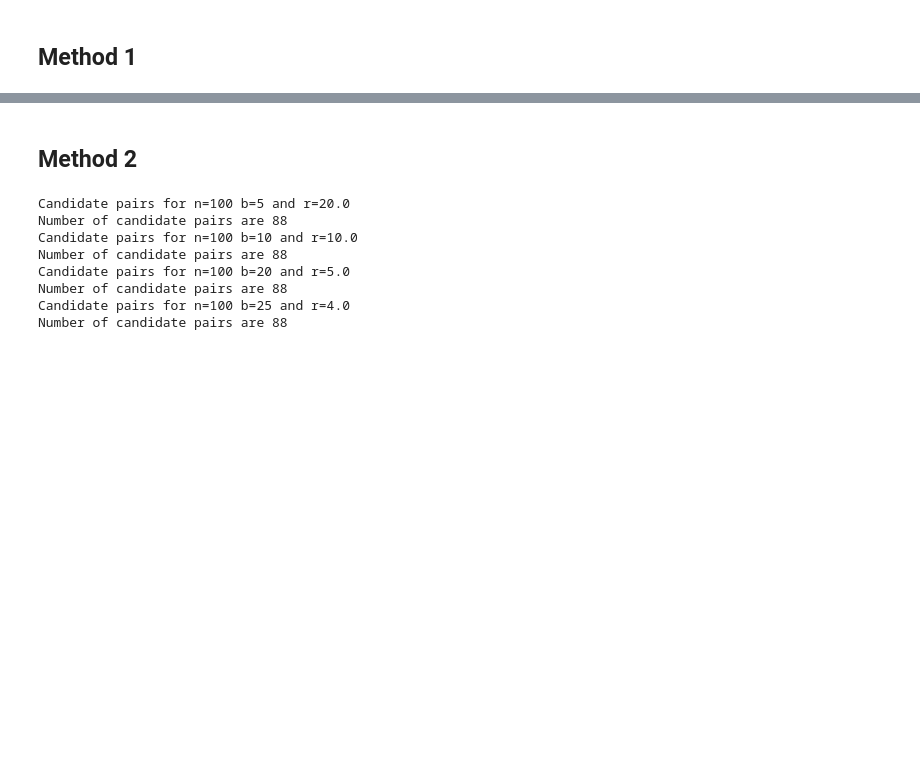
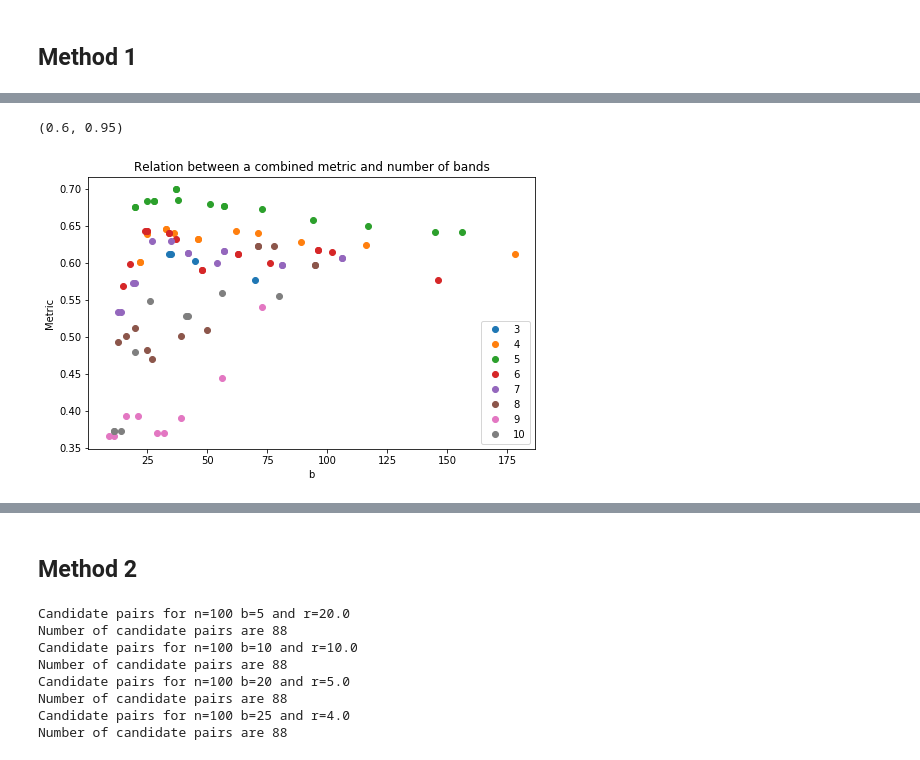
Before and after one commit to KadjelRamkisoen/LSH_PlagiarismDetection, a Jupyter notebook: LSH.ipynb, the cells around one changed output, grey strips where cells are left out. Cells and saved outputs as stored; diff of their text form; code cells hidden in the pictures; blank space fills up the shorter version.

```diff
--- a/LSH.ipynb
+++ b/LSH.ipynb
@@ -314,0 +380,5 @@ res
+# %%
+results = pd.DataFrame.from_records(res, columns=['combined', 'b', 'r', 'M', 'vals', 'metrics'])
+results['similarity'], results['probability']=results.vals.str
+results['acc'], results['spec'], results['sens'], results['prec']=results.metrics.str
+results = results.drop(['vals', 'metrics'], axis=1)
@@ -314,0 +396,4 @@ res
+# %%
+results[4][0]
+# %% [output]
+(0.6, 0.95)
@@ -314,0 +405,12 @@ res
+# %%
+plt.figure(figsize=(8,5))
+groups = results.groupby("r")
+for name, group in groups:
+    plt.plot(group["b"], group["combined"], marker="o", linestyle="", label=name)
+plt.legend()
+plt.xlabel('b')
+plt.ylabel('Metric')
+plt.title("Relation between a combined metric and number of bands")
+plt.show()
+# %% [output]
+[figure, added]
```
Also changed, not shown: parts of 38 cells of this notebook, 1 other file.
